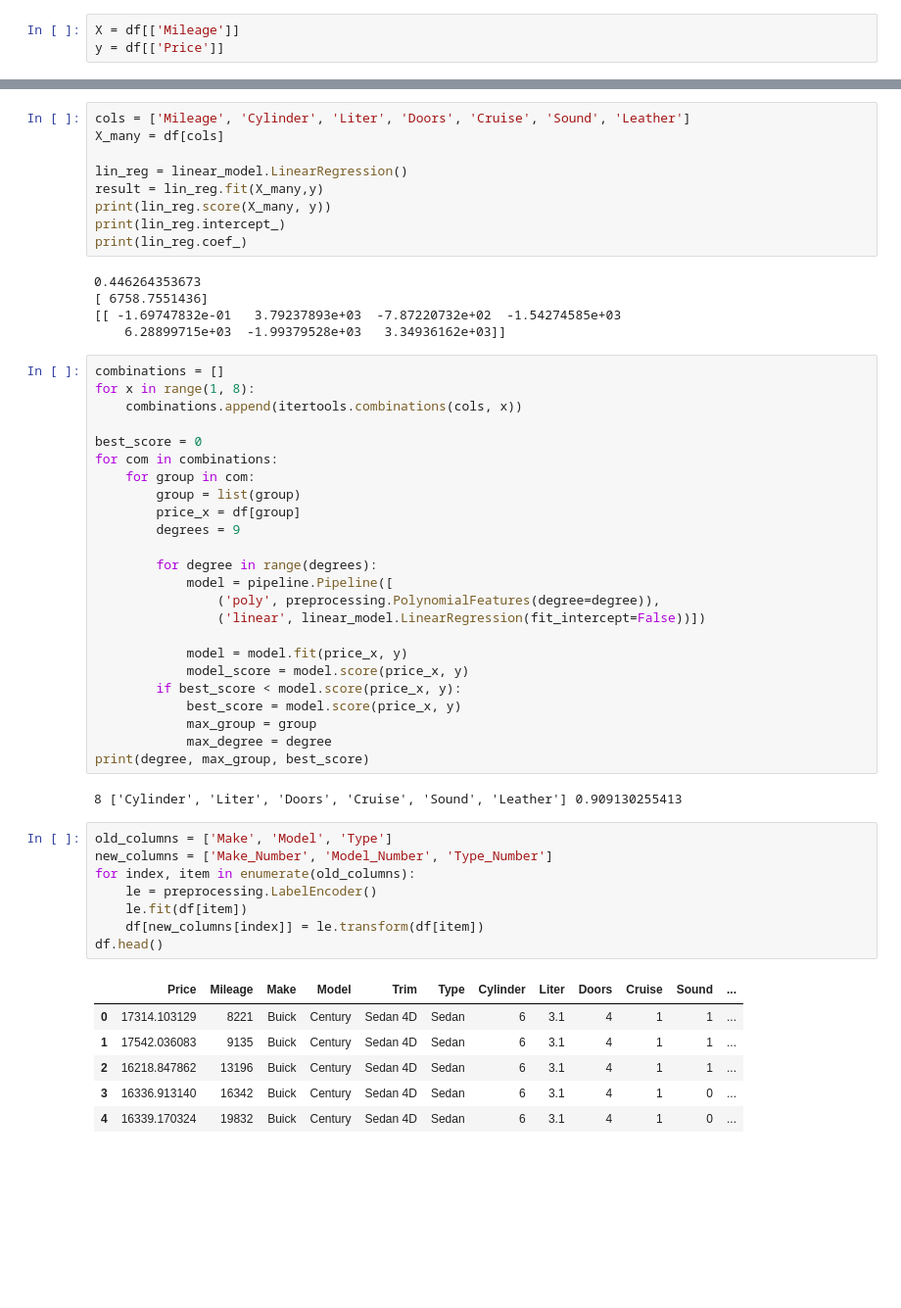
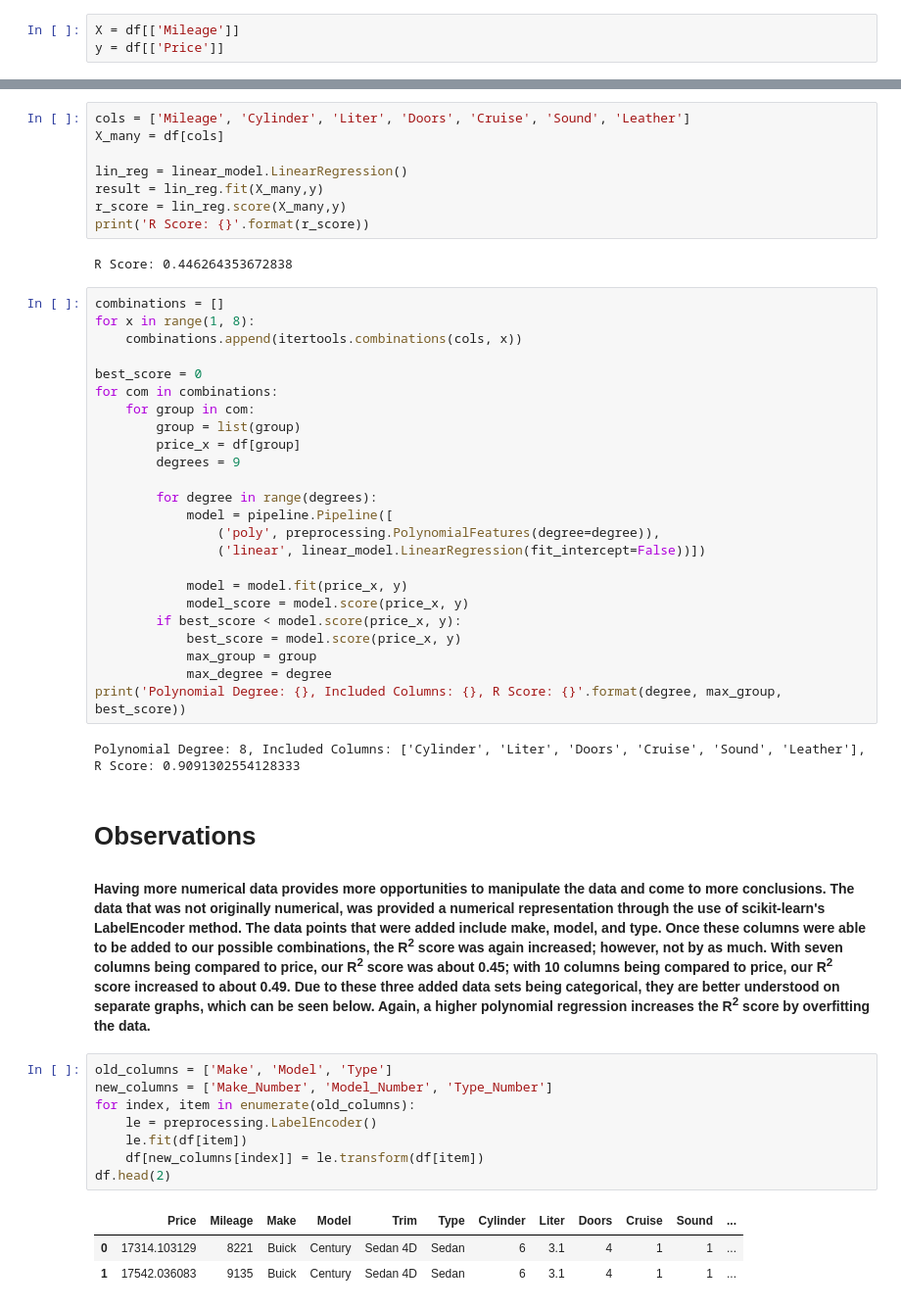
Before and after one commit to sateigen/car-worth-linear-regression, a Jupyter notebook: car-worth.ipynb, the cells around one changed output, grey strips where cells are left out. Shown at 98% size. Cells and saved outputs as stored; diff of their text form; blank space fills up the shorter version.

Commit message:
Added observations and cleaned up notebook.

```diff
--- a/car-worth.ipynb
+++ b/car-worth.ipynb
@@ -86,14 +47,10 @@ X_many = df[cols]
 
 lin_reg = linear_model.LinearRegression()
 result = lin_reg.fit(X_many,y)
-print(lin_reg.score(X_many, y))
-print(lin_reg.intercept_)
-print(lin_reg.coef_)
+r_score = lin_reg.score(X_many,y)
+print('R Score: {}'.format(r_score))
 # %% [output]
-0.446264353673
-[ 6758.7551436]
-[[ -1.69747832e-01   3.79237893e+03  -7.87220732e+02  -1.54274585e+03
-    6.28899715e+03  -1.99379528e+03   3.34936162e+03]]
+R Score: 0.446264353672838
 # %%
 combinations = []
 for x in range(1, 8):
@@ -117,24 +74,24 @@ for com in combinations:
             best_score = model.score(price_x, y)
             max_group = group
             max_degree = degree
-print(degree, max_group, best_score)
+print('Polynomial Degree: {}, Included Columns: {}, R Score: {}'.format(degree, max_group, best_score))
 # %% [output]
-8 ['Cylinder', 'Liter', 'Doors', 'Cruise', 'Sound', 'Leather'] 0.909130255413
+Polynomial Degree: 8, Included Columns: ['Cylinder', 'Liter', 'Doors', 'Cruise', 'Sound', 'Leather'], R Score: 0.9091302554128333
+# %% [markdown]
+# Observations
+#### Having more numerical data provides more opportunities to manipulate the data and come to more conclusions.  The data that was not originally numerical, was provided a numerical representation through the use of scikit-learn's LabelEncoder method.  The data points that were added include make, model, and type. Once these columns were able to be added to our possible combinations, the R<sup>2</sup> score was again increased; however, not by as much.  With seven columns being compared to price, our R<sup>2</sup> score was about 0.45; with 10 columns being compared to price, our R<sup>2</sup> score increased to about 0.49.  Due to these three added data sets being categorical, they are better understood on separate graphs, which can be seen below. Again, a higher polynomial regression increases the R<sup>2</sup> score by overfitting the data.
 # %%
 old_columns = ['Make', 'Model', 'Type']
 new_columns = ['Make_Number', 'Model_Number', 'Type_Number']
 for index, item in enumerate(old_columns):
     le = preprocessing.LabelEncoder()
     le.fit(df[item])
     df[new_columns[index]] = le.transform(df[item])
-df.head()
+df.head(2)
 # %% [output]
 |  | Price | Mileage | Make | Model | Trim | Type | Cylinder | Liter | Doors | Cruise | Sound | ... |
 | 0 | 17314.103129 | 8221 | Buick | Century | Sedan 4D | Sedan | 6 | 3.1 | 4 | 1 | 1 | ... |
 | 1 | 17542.036083 | 9135 | Buick | Century | Sedan 4D | Sedan | 6 | 3.1 | 4 | 1 | 1 | ... |
-| 2 | 16218.847862 | 13196 | Buick | Century | Sedan 4D | Sedan | 6 | 3.1 | 4 | 1 | 1 | ... |
-| 3 | 16336.913140 | 16342 | Buick | Century | Sedan 4D | Sedan | 6 | 3.1 | 4 | 1 | 0 | ... |
-| 4 | 16339.170324 | 19832 | Buick | Century | Sedan 4D | Sedan | 6 | 3.1 | 4 | 1 | 0 | ... |
 # %%
 columns = ['Mileage', 'Make_Number', 'Model_Number', 'Type_Number', 'Cylinder', 'Liter', 'Doors', 'Cruise', 'Sound', 'Leather']
 X = df[columns]
```
Also changed, not shown: parts of 11 cells of this notebook.
